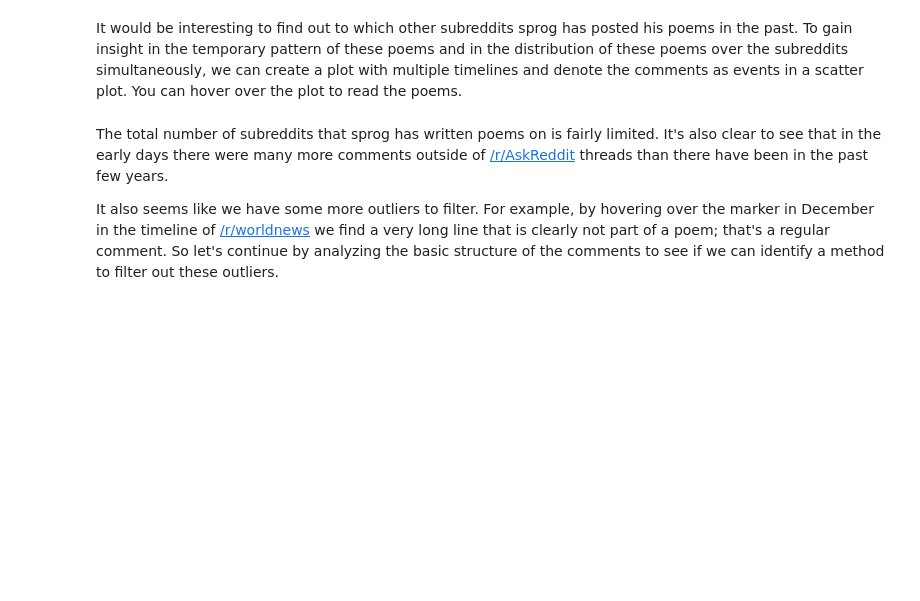
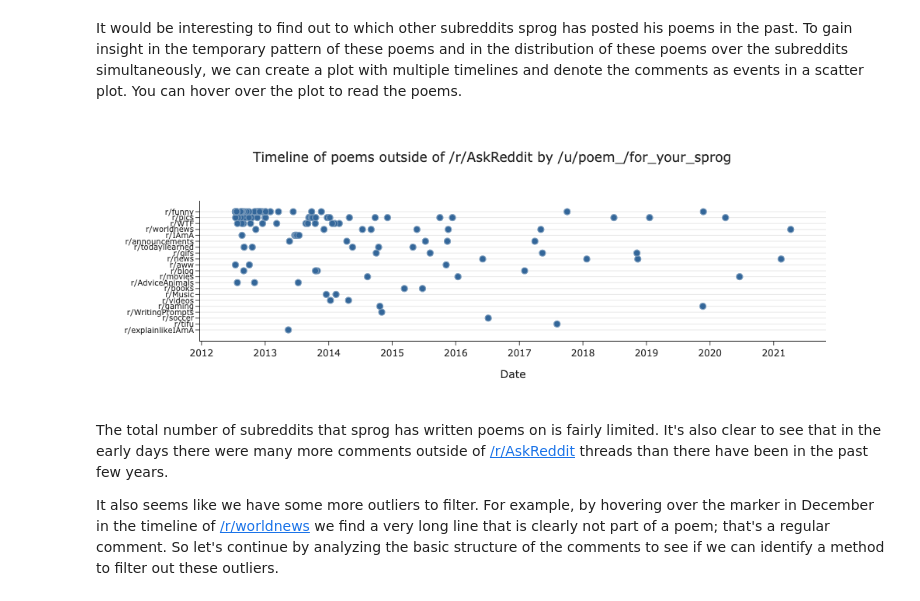
Before and after one commit to fpgmaas/poems, a Jupyter notebook: 1.0-summary-statistics-upvotes-and-awards.ipynb, the cells around one changed output. Cells and saved outputs as stored; diff of their text form; code cells hidden in the pictures; blank space fills up the shorter version.

```diff
--- a/1.0-summary-statistics-upvotes-and-awards.ipynb
+++ b/1.0-summary-statistics-upvotes-and-awards.ipynb
@@ -111,28 +120,31 @@ It would be interesting to find out to which other subreddits sprog has posted h
 # %%
 df_poem_per_sub = df[df['subreddit_name_prefixed']!='r/AskReddit'][['subreddit_name_prefixed','date','poem','ups']]
 df_poem_per_sub['poem_ups'] = ['Upvotes: {}>'.format(row['ups']) + row['poem'] for ix, row in df_poem_per_sub.iterrows()]
 df_poem_per_sub = (
     df_poem_per_sub
     .groupby(['subreddit_name_prefixed','date'])['poem_ups']
     .agg(poem_ups =  lambda x: '>---->'.join(list(x)), count = len)
     .reset_index(inplace=False)
 )
 df_poem_per_sub['subreddit_total'] = (
     df_poem_per_sub['count']
     .groupby(df_poem_per_sub['subreddit_name_prefixed'])
     .transform('sum')
 )
 df_poem_per_sub = df_poem_per_sub.sort_values('subreddit_total')
 
 fig = plot_events_timeline(
     x = df_poem_per_sub['date'],
     y = df_poem_per_sub['subreddit_name_prefixed'],
     text=["Total poems: {}<br>----<br>".format(row['count']) + re.sub('>','<br>',row['poem_ups']) for ix,row in df_poem_per_sub.iterrows()],
     title = 'Timeline of poems outside of /r/AskReddit by /u/poem_/for_your_sprog',
     xaxis_title = 'Date',
     yaxis_title = ''
 )
 fig.show()
+fig.write_json('plots/plot_3_comments_outside_of_askreddit.json')
+# %% [output]
+[figure, added]
 # %% [markdown]
 The total number of subreddits that sprog has written poems on is fairly limited. It's also clear to see that in the early days there were many more comments outside of [/r/AskReddit](https://www.reddit.com/r/AskReddit/) threads than there have been in the past few years.
 
```
Also changed, not shown: parts of 16 cells of this notebook, 9 other files.
